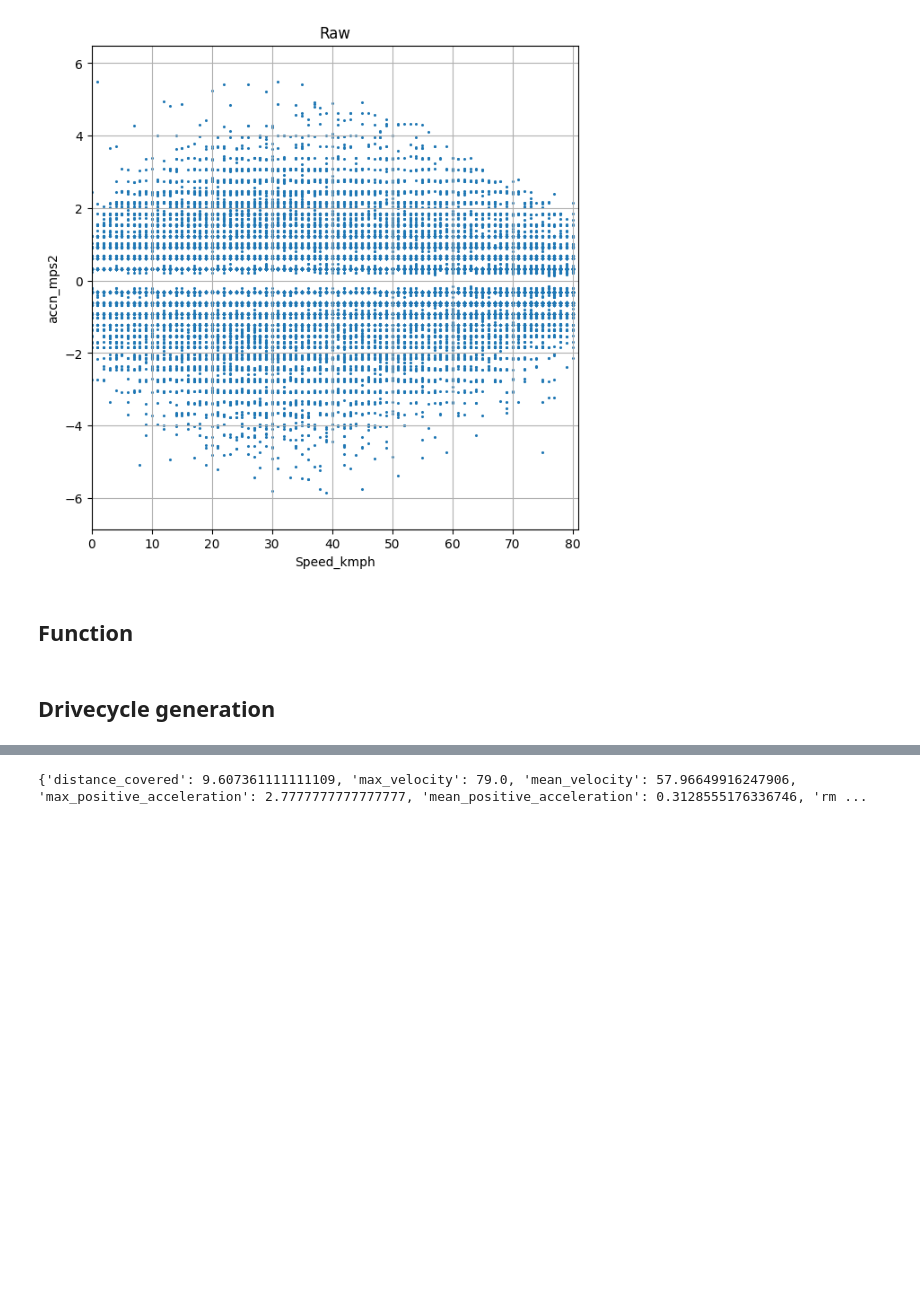
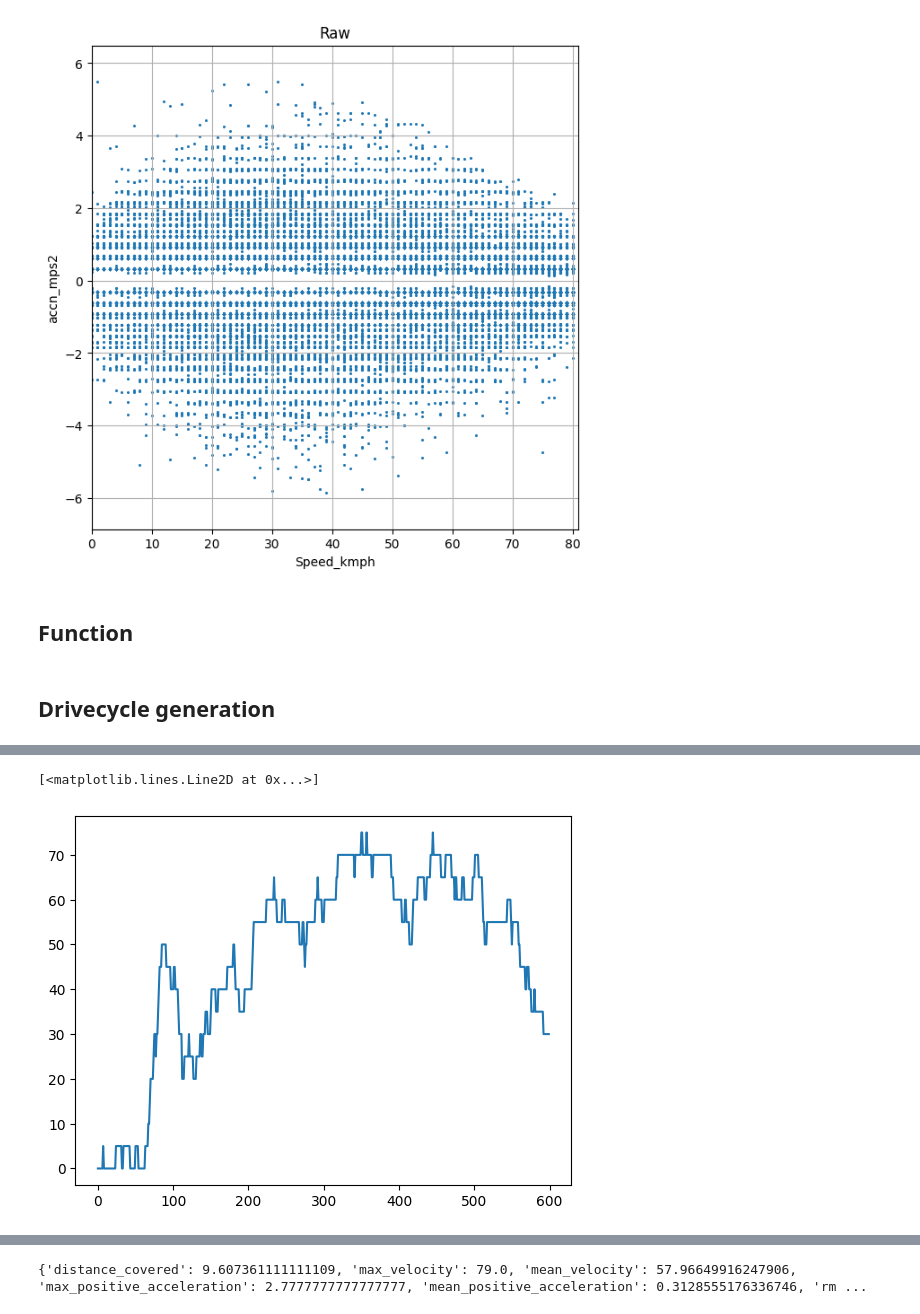
Before and after one commit to surya-uv/drive_cycle_gen, a Jupyter notebook: Drive_cycle_generation_v2.ipynb, the cells around one changed output, grey strips where cells are left out. Saved outputs shown, nothing was run; the diff lists cells and outputs as text; code cells hidden in the pictures; blank space fills up the shorter version.

```diff
--- a/Drive_cycle_generation_v2.ipynb
+++ b/Drive_cycle_generation_v2.ipynb
@@ -432,3 +435,8 @@ AttributeError: 'dict' object has no attribute 'sum'
+# %%
+plt.plot(p_time, p_vel)
+# %% [output]
+[<matplotlib.lines.Line2D at 0x...>]
+[figure, added]
 # %%
 [drive_cycle, derived_variables] = generate_drive_cycle(transition_matrix, velocity, acceleration,velocity_bins, acceleration_bins,
                                                         initial_velocity, initial_acceleration, target_distance, t,
```
Also changed, not shown: parts of 6 cells of this notebook.
